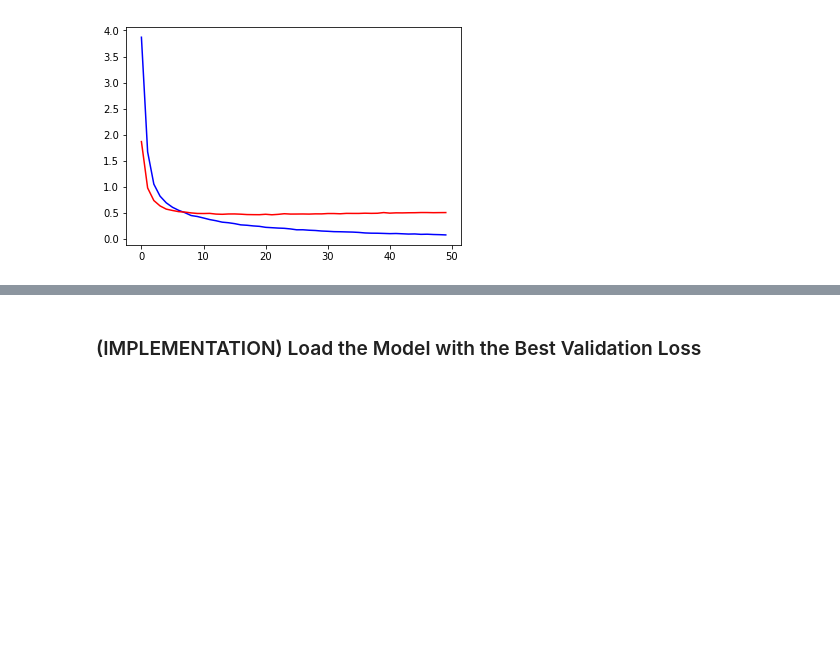
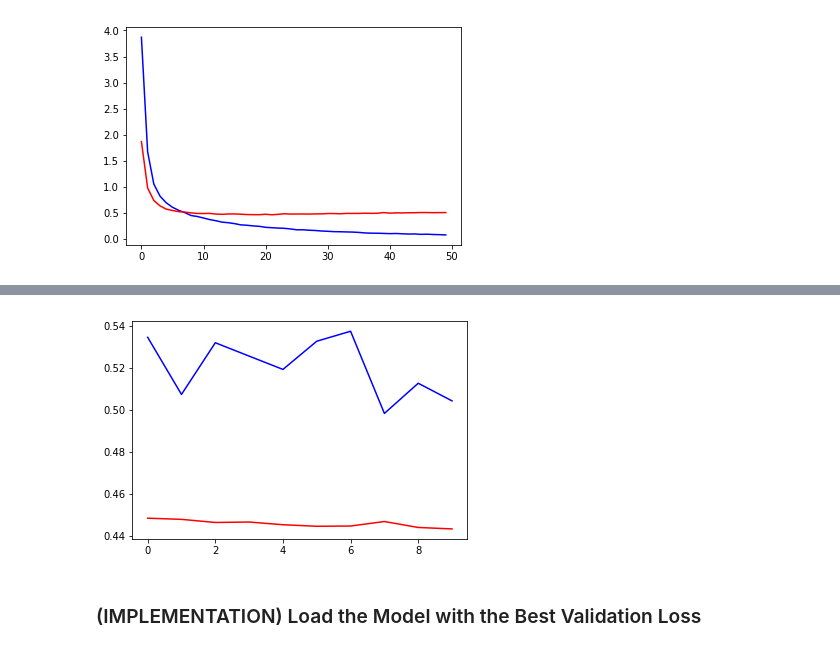
Before and after one commit to YehCF/Udacity_AIND_DL, a Jupyter notebook: udacity-dog-project/dog_app.ipynb, the cells around one changed output, grey strips where cells are left out. Drawn from its saved outputs; the diff is of its cells as text; code cells hidden in the pictures; blank space fills up the shorter version.

Commit message:
Transfer learning (Xception) test acc 86%

```diff
--- a/udacity-dog-project/dog_app.ipynb
+++ b/udacity-dog-project/dog_app.ipynb
@@ -1057,3 +1060,25 @@ Total params: 272,517
 Trainable params: 272,517
 Non-trainable params: 0
 _________________________________________________________________
+# %%
+from keras.layers import Conv2D, MaxPooling2D, GlobalAveragePooling2D
+from keras.layers import Dropout, Flatten, Dense
+from keras.layers.normalization import BatchNormalization
+from keras.models import Sequential
+from keras import regularizers
+
+### Define model architecture. (for Xception, #0)
+scale = 1e-4
+model_fromXc = Sequential()
+
+model_fromXc.add(GlobalAveragePooling2D(input_shape=train_Xc.shape[1:]))
+model_fromXc.add(BatchNormalization())
+model_fromXc.add(Dense(2048))#, kernel_regularizer=regularizers.l2(scale)))
+model_fromXc.add(BatchNormalization())
+model_fromXc.add(Dropout(0.8))
+model_fromXc.add(Dense(1024))# kernel_regularizer=regularizers.l2(scale)))
+model_fromXc.add(BatchNormalization())
+model_fromXc.add(Dropout(0.8))
+model_fromXc.add(Dense(133, activation='softmax'))
+
+model_fromXc.summary()
@@ -1072,6 +1115,11 @@ model_fromResNet50.compile(loss='categorical_crossentropy', optimizer=opt, metri
 from keras import optimizers
 opt = optimizers.Adam(lr=1e-5, beta_1=0.9, beta_2=0.999, epsilon=1e-08, decay=0.0)
 model_fromIncep.compile(loss='categorical_crossentropy', optimizer=opt, metrics=['accuracy'])
+# %%
+### Compile the model (Xcep).
+from keras import optimizers
+opt =optimizers.Adam(lr=1e-8, beta_1=0.9, beta_2=0.999, epsilon=1e-08, decay=0.0)
+model_fromXc.compile(loss='categorical_crossentropy', optimizer=opt, metrics=['accuracy'])
 # %% [markdown]
 ### (IMPLEMENTATION) Train the Model
 
@@ -1185,3 +1234,14 @@ plt.plot(history.history['val_loss'], color='r')
 plt.show()
 # %% [output]
 [figure]
+# %%
+from keras.callbacks import ModelCheckpoint
+### Train the model. (Model from Xception)
+
+# create model checkpointer
+modelCheckpointer_Xcep = ModelCheckpoint(filepath='saved_models/weights.best.Xception#2.hdf5',
+                               verbose=1, save_best_only=True)
+
+# fit the model
+history = model_fromXc.fit(train_Xc, train_targets, validation_data=(valid_Xc, valid_targets),
+                   epochs=10, batch_size=20, callbacks=[modelCheckpointer_Xcep], verbose=1)
@@ -1188,3 +1266,11 @@ plt.show()
+# %%
+import matplotlib.pyplot as plt
+# plot training loss and validation loss
+plt.plot(history.history['loss'], color='b')
+plt.plot(history.history['val_loss'], color='r')
+plt.show()
+# %% [output]
+[figure, added]
 # %% [markdown]
 ### (IMPLEMENTATION) Load the Model with the Best Validation Loss
 # %%
```
Also changed, not shown: parts of 11 cells of this notebook.
